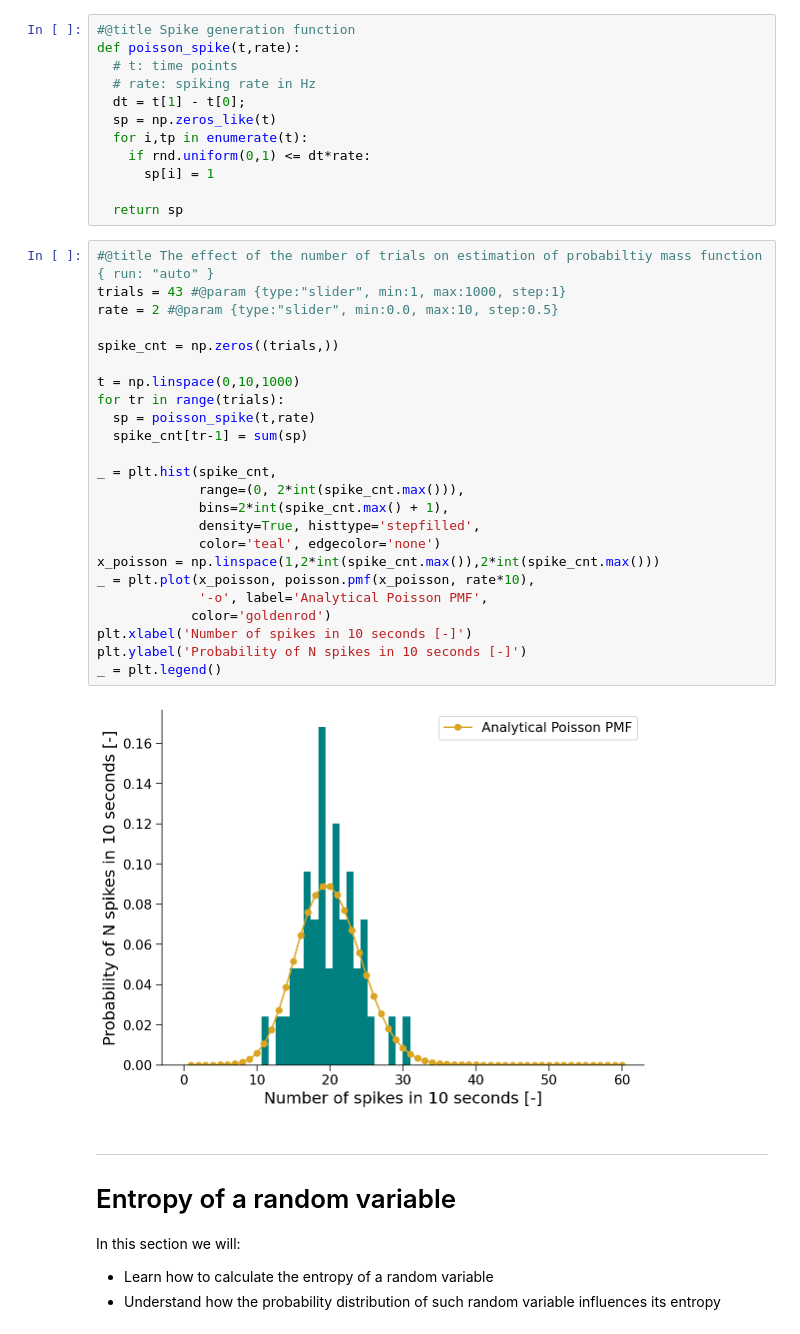
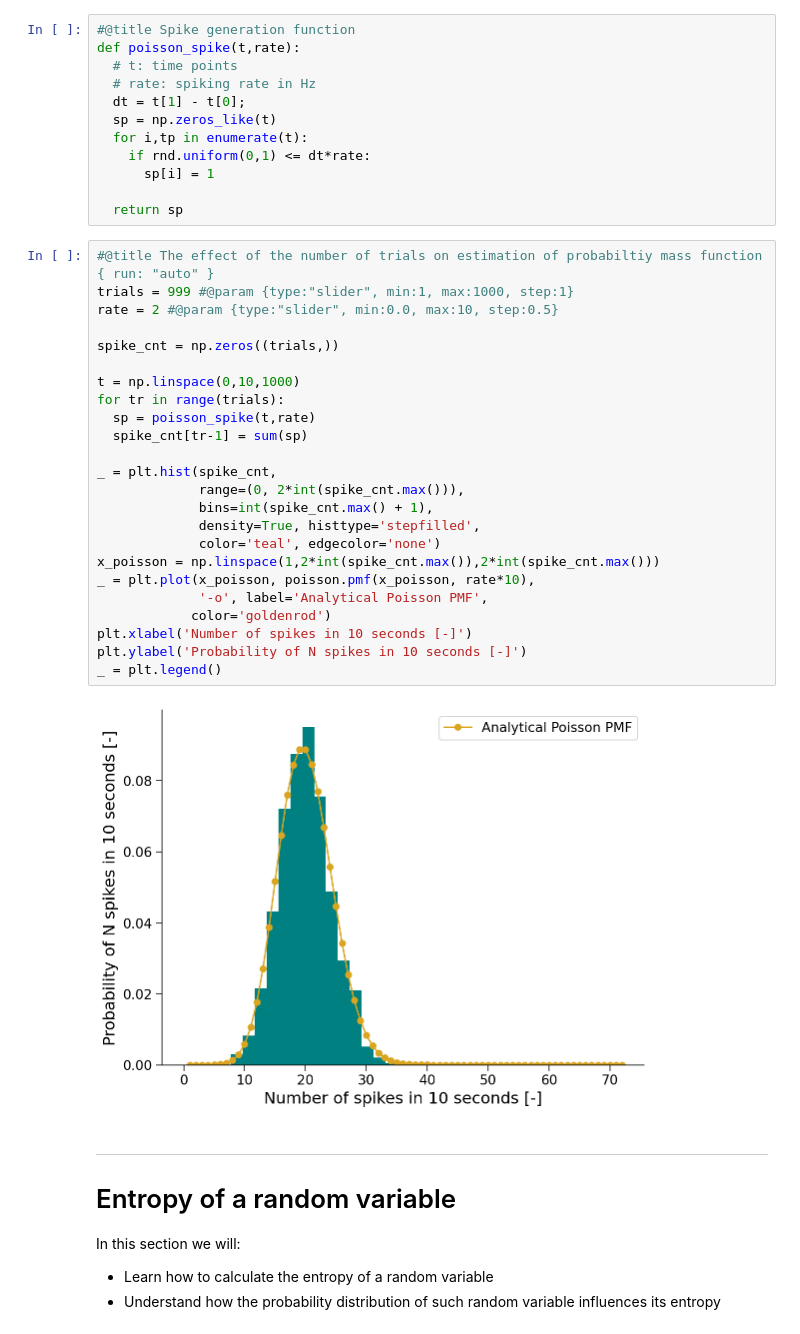
Before and after one commit to rmaffulli/MI_tutorial, a Jupyter notebook: MI_tutorial.ipynb, the cells around one changed output. Saved outputs shown, nothing was run; the diff lists cells and outputs as text.

```diff
--- a/MI_tutorial.ipynb
+++ b/MI_tutorial.ipynb
@@ -46,30 +46,30 @@ def poisson_spike(t,rate):
   return sp
 # %%
 #@title The effect of the number of trials on estimation of probabiltiy mass function { run: "auto" }
-trials = 43 #@param {type:"slider", min:1, max:1000, step:1}
+trials = 999 #@param {type:"slider", min:1, max:1000, step:1}
 rate = 2 #@param {type:"slider", min:0.0, max:10, step:0.5}
 
 spike_cnt = np.zeros((trials,))
 
 t = np.linspace(0,10,1000)
 for tr in range(trials):
   sp = poisson_spike(t,rate)
   spike_cnt[tr-1] = sum(sp)
 
 _ = plt.hist(spike_cnt,
              range=(0, 2*int(spike_cnt.max())),
-             bins=2*int(spike_cnt.max() + 1),
+             bins=int(spike_cnt.max() + 1),
              density=True, histtype='stepfilled',
              color='teal', edgecolor='none')
 x_poisson = np.linspace(1,2*int(spike_cnt.max()),2*int(spike_cnt.max()))
 _ = plt.plot(x_poisson, poisson.pmf(x_poisson, rate*10),
              '-o', label='Analytical Poisson PMF',
             color='goldenrod')
 plt.xlabel('Number of spikes in 10 seconds [-]')
 plt.ylabel('Probability of N spikes in 10 seconds [-]')
 _ = plt.legend()
 # %% [output]
-[figure, old version]
+[figure, new version]
 # %% [markdown]
 ---
 # Entropy of a random variable
```
